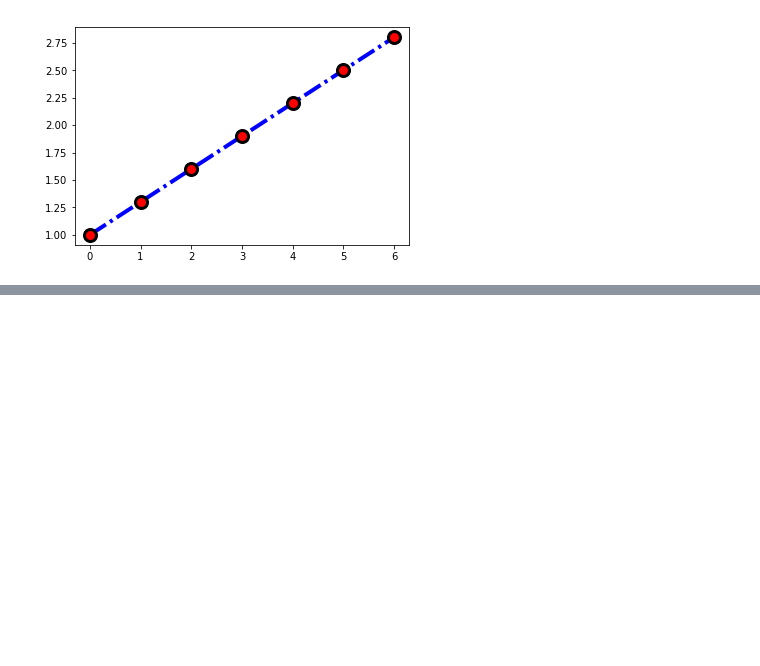
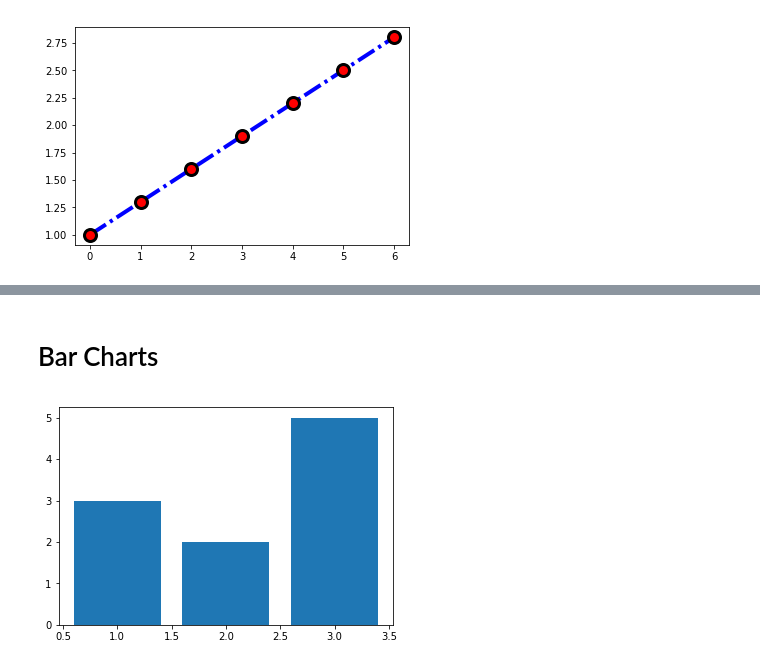
Before and after one commit to ashkash2476/Python_Learnings, a Jupyter notebook: visualization/Matplotlib-1.ipynb, the cells around one changed output, grey strips where cells are left out. Cells and saved outputs as stored; diff of their text form; code cells hidden in the pictures; blank space fills up the shorter version.

```diff
--- a/visualization/Matplotlib-1.ipynb
+++ b/visualization/Matplotlib-1.ipynb
@@ -52,0 +76,7 @@ plt.show()
+# %% [markdown]
+# Bar Charts
+# %%
+plt.bar([1, 2, 3], [3, 2, 5]);
+plt.show()
+# %% [output]
+[figure, added]
```
Also changed, not shown: parts of 8 cells of this notebook.
